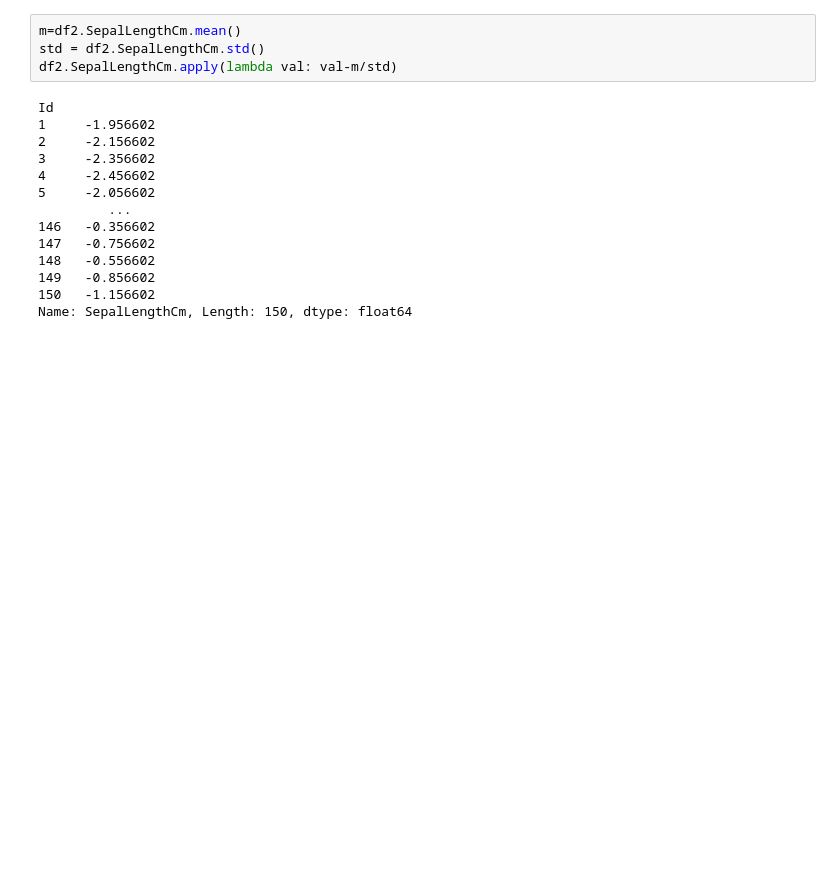
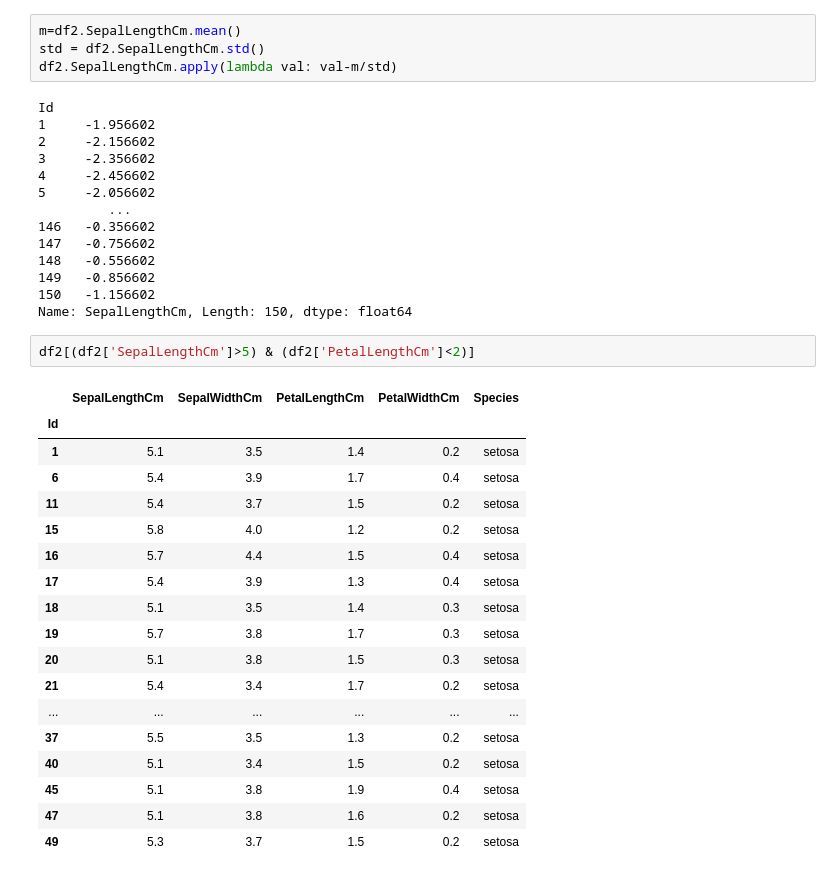
Before and after one commit to Swagata04/MLDS, a Jupyter notebook: HRV/DataScience/Dtavisualisation/datawrangling.ipynb, the cells around one changed output. Drawn from its saved outputs; the diff is of its cells as text; blank space fills up the shorter version.

```diff
--- a/HRV/DataScience/Dtavisualisation/datawrangling.ipynb
+++ b/HRV/DataScience/Dtavisualisation/datawrangling.ipynb
@@ -290,3 +305,24 @@ Id
 149   -0.856602
 150   -1.156602
 Name: SepalLengthCm, Length: 150, dtype: float64
+# %%
+df2[(df2['SepalLengthCm']>5) & (df2['PetalLengthCm']<2)]
+# %% [output]
+|  | SepalLengthCm | SepalWidthCm | PetalLengthCm | PetalWidthCm | Species |
+| Id |  |  |  |  |  |
+| 1 | 5.1 | 3.5 | 1.4 | 0.2 | setosa |
+| 6 | 5.4 | 3.9 | 1.7 | 0.4 | setosa |
+| 11 | 5.4 | 3.7 | 1.5 | 0.2 | setosa |
+| 15 | 5.8 | 4.0 | 1.2 | 0.2 | setosa |
+| 16 | 5.7 | 4.4 | 1.5 | 0.4 | setosa |
+| 17 | 5.4 | 3.9 | 1.3 | 0.4 | setosa |
+| 18 | 5.1 | 3.5 | 1.4 | 0.3 | setosa |
+| 19 | 5.7 | 3.8 | 1.7 | 0.3 | setosa |
+| 20 | 5.1 | 3.8 | 1.5 | 0.3 | setosa |
+| 21 | 5.4 | 3.4 | 1.7 | 0.2 | setosa |
+| ... | ... | ... | ... | ... | ... |
+| 37 | 5.5 | 3.5 | 1.3 | 0.2 | setosa |
+| 40 | 5.1 | 3.4 | 1.5 | 0.2 | setosa |
+| 45 | 5.1 | 3.8 | 1.9 | 0.4 | setosa |
+| 47 | 5.1 | 3.8 | 1.6 | 0.2 | setosa |
+| 49 | 5.3 | 3.7 | 1.5 | 0.2 | setosa |
```
Also changed, not shown: parts of 3 cells of this notebook.
